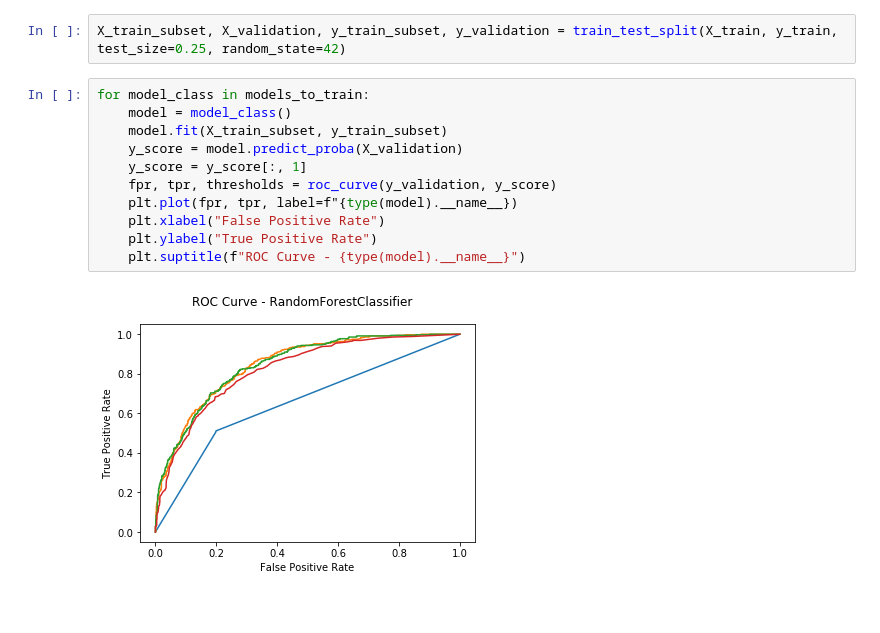
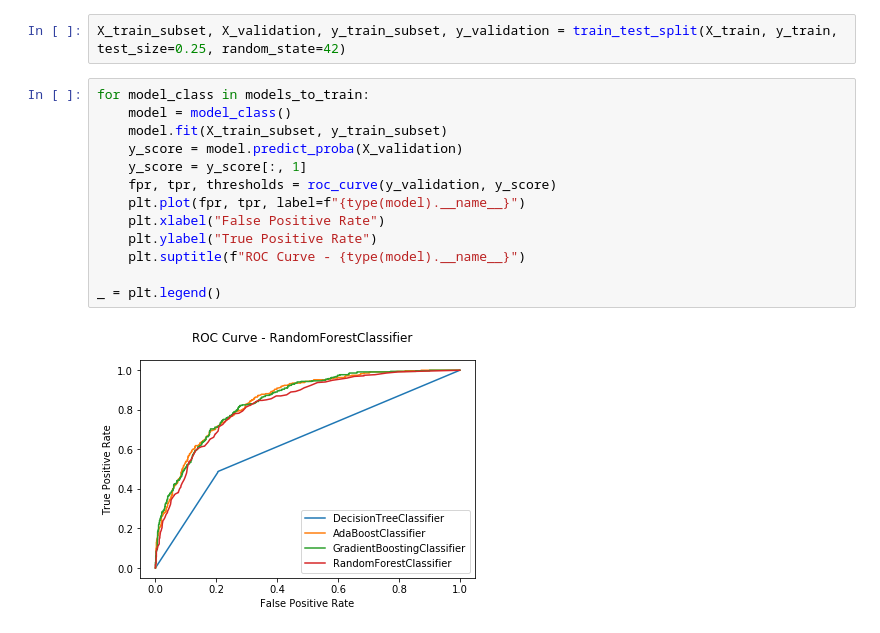
Before and after one commit to daanishrasheed/churn-model, a Jupyter notebook: notebooks/05. Training Different Models.ipynb, the cells around one changed output. Drawn from its saved outputs; the diff is of its cells as text.

```diff
--- a/notebooks/05. Training Different Models.ipynb
+++ b/notebooks/05. Training Different Models.ipynb
@@ -270,13 +273,15 @@ X_train_subset, X_validation, y_train_subset, y_validation = train_test_split(X_
 # %%
 for model_class in models_to_train:
     model = model_class()
     model.fit(X_train_subset, y_train_subset)
     y_score = model.predict_proba(X_validation)
     y_score = y_score[:, 1]
     fpr, tpr, thresholds = roc_curve(y_validation, y_score)
-    plt.plot(fpr, tpr, label=f"{type(model).__name__})
+    plt.plot(fpr, tpr, label=f"{type(model).__name__}")
     plt.xlabel("False Positive Rate")
     plt.ylabel("True Positive Rate")
     plt.suptitle(f"ROC Curve - {type(model).__name__}")
+
+_ = plt.legend()
 # %% [output]
-[figure, old version]
+[figure, new version]
```
Also changed, not shown: parts of 1 cell of this notebook, 1 other file.
